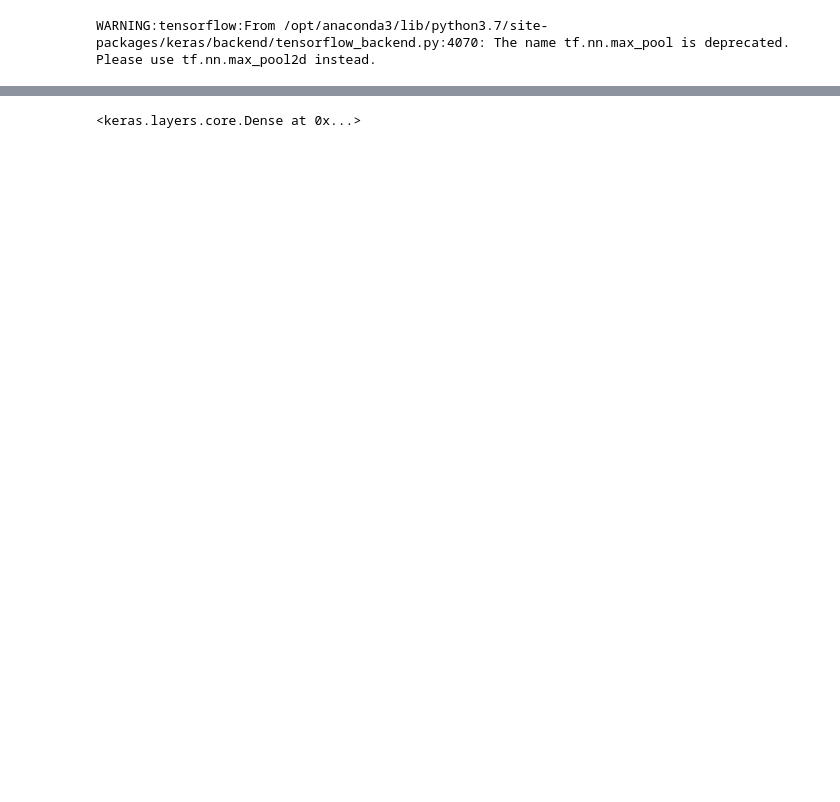
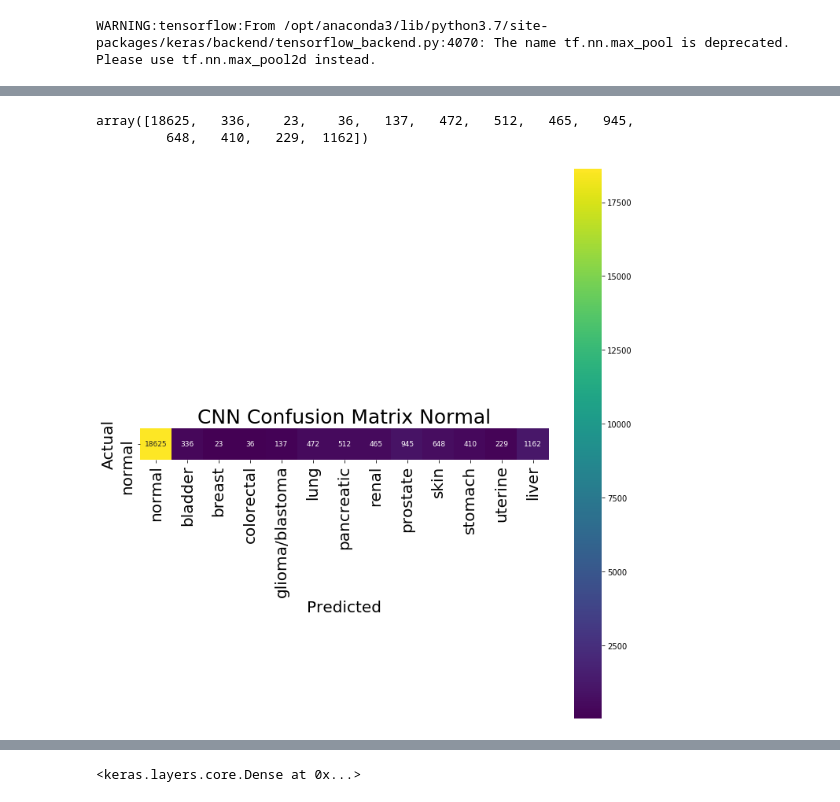
Before and after one commit to Beth526/metis_project_5, a Jupyter notebook: Simple_CNN.ipynb, the cells around one changed output, grey strips where cells are left out. Cells and saved outputs as stored; diff of their text form; code cells hidden in the pictures; blank space fills up the shorter version.

```diff
--- a/Simple_CNN.ipynb
+++ b/Simple_CNN.ipynb
@@ -510,0 +543,4 @@ predictions[]
+# %%
+preds_normal = model.predict(final_normal_test)
+# %%
+predictions_01 = np.argmax(preds_normal,axis=1)
@@ -510,0 +564,2 @@ predictions[]
+# %%
+y_val_01= np.zeros(24000)
@@ -510,0 +588,23 @@ predictions[]
+# %%
+confusion2 = confusion[0,:]
+# %%
+confusion2
+# %% [output]
+array([18625,   336,    23,    36,   137,   472,   512,   465,   945,
+         648,   410,   229,  1162])
+# %%
+plt.figure(figsize=(10,10))
+
+sns.heatmap(confusion2.reshape([-1,13]),square=True,cmap="viridis",annot=True,annot_kws={'size':9},xticklabels=['normal','bladder','breast','colorectal',\
+                                               'glioma/blastoma','lung','pancreatic','renal','prostate','skin','stomach','uterine','liver'],
+           yticklabels=['normal'],fmt='.0f')
+
+plt.xticks(fontsize=20)
+plt.yticks(fontsize=20)
+plt.xlabel('Predicted', fontsize=20)
+plt.ylabel('Actual', fontsize=20)
+plt.title('CNN Confusion Matrix Normal', fontsize=25)
+plt.tight_layout()
+plt.savefig('more_filters_confusion_normal.jpg');
+# %% [output]
+[figure, added]
```
Also changed, not shown: parts of 223 cells of this notebook, 9 other files.
